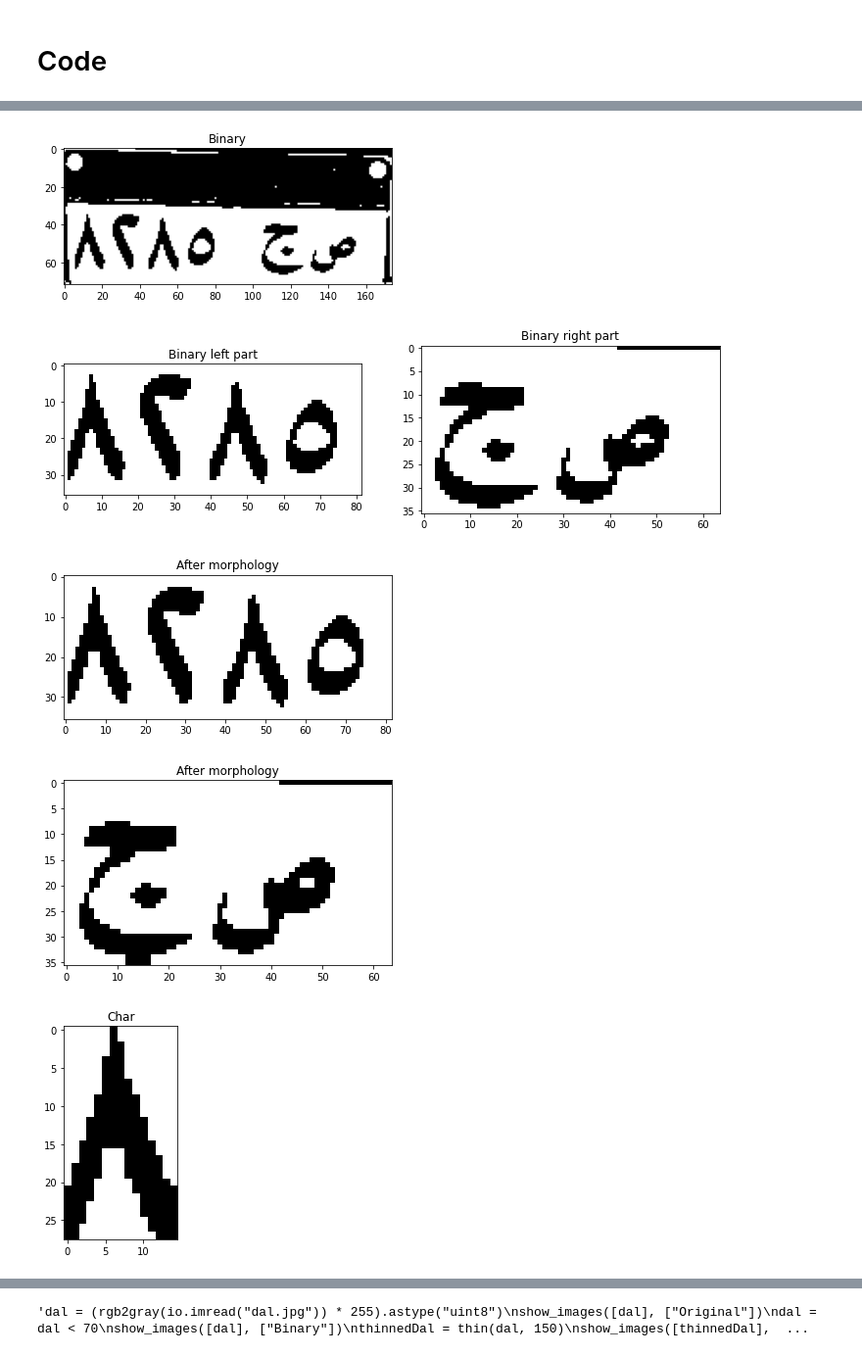
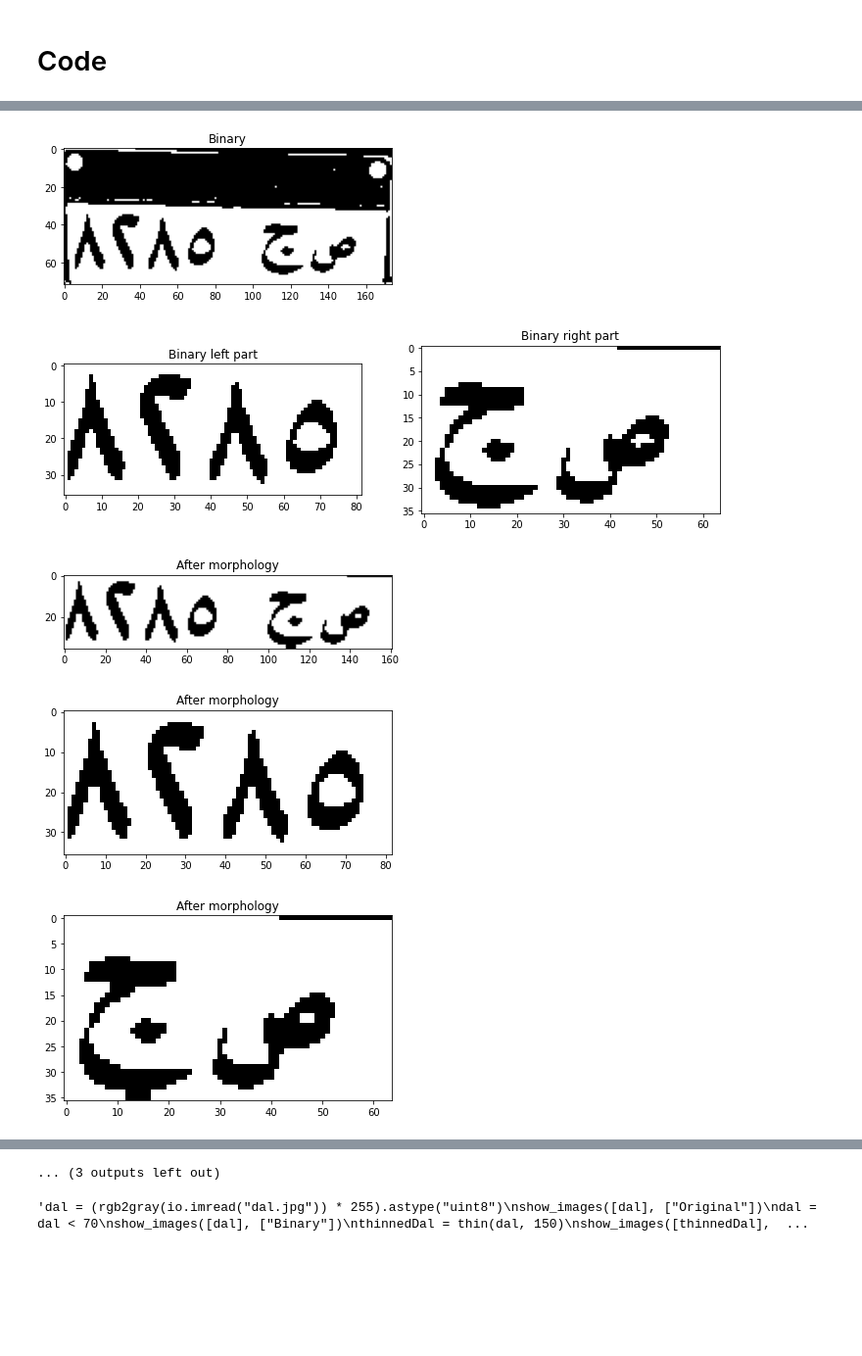
Before and after one commit to MoazHassan2022/License-Plate-Recognition, a Jupyter notebook: plate_detection/detection.ipynb, the cells around one changed output, grey strips where cells are left out. Shown at 98% size. Cells and saved outputs as stored; diff of their text form; code cells hidden in the pictures; blank space fills up the shorter version.

Commit message:
Trying without dividing into right and left parts

```diff
--- a/plate_detection/detection.ipynb
+++ b/plate_detection/detection.ipynb
@@ -42,12 +39,13 @@ def getChars(img):
         Ymin = int(np.min(contour[:,0]))
         Ymax = int(np.max(contour[:,0]))
         bounding_boxes.append([Xmin, Xmax, Ymin, Ymax])
-
+    i = 0
     for box in bounding_boxes:
         [Xmin, Xmax, Ymin, Ymax] = box
         absWidthDifference = abs(Ymax-Ymin)
         if(absWidthDifference == 0):
             absWidthDifference = 1
+
         if(abs(Xmax-Xmin)/absWidthDifference >= 0.1 and abs(Xmax-Xmin)/absWidthDifference <= 1.9 and abs(Ymax-Ymin) > 12):
             rr, cc = rectangle(start = (Ymin,Xmin), end = (Ymax,Xmax), shape=with_boxes.shape)
             with_boxes[rr, cc] = 1 #set color black
@@ -59,30 +57,37 @@ def getChars(img):
             textChar = detectChar(char)
             charTexts.append(textChar)
             show_images([char], ["Char"])
+            i = i + 1
+    print(i)
+    show_images([with_boxes , with_boxes * img], ["With boxes", "show value"])
     return charTexts
 # %%
 image = (rgb2gray(io.imread("plates_dataset/img2.jpg")) * 255).astype("uint8")
 show_images([image], ["Original"])
 # TODO: Try to get the threshold by any technique rather than static thresholding
 image = image > 110
 show_images([image], ["Binary"])
 x,y = image.shape
 rightPart = image[int(x//2.2):x-int(x//15),int(y//1.7):y-int(y//20)]
 leftPart = image[int(x//2.2):x-int(x//15),int(y//30):int(y//2)]
+image = image[int(x//2.2):x-int(x//15),int(y//30):y-int(y//20)]
 show_images([leftPart, rightPart], ["Binary left part", "Binary right part"])
 structuringEl = np.ones((2, 2))
 leftPart = binary_opening(leftPart, structuringEl)
 rightPart = binary_opening(rightPart, structuringEl)
+image = binary_opening(image, structuringEl)
+show_images([image], ["After morphology"])
 show_images([leftPart], ["After morphology"])
 show_images([rightPart], ["After morphology"])
-print(getChars(leftPart))
-print(getChars(rightPart))
+#print(getChars(leftPart))
+#print(getChars(rightPart))
+print(getChars(image))
 
 #show_images([leftPart, with_boxes], ["Before boxes", "With only objects"])
 # %% [output]
 [figure]
 [figure]
 [figure]
-[figure, old version]
+[figure, new version]
-[figure, old version]
+[figure, new version]
-[figure, old version]
+[figure, new version]
@@ -96,3 +100,4 @@ print(getChars(rightPart))
+... (3 outputs left out)
 # %%
 def getAverageError(list1, list2):
     errorList = np.absolute(list1 - list2)
```
Also changed, not shown: parts of 2 cells of this notebook.
